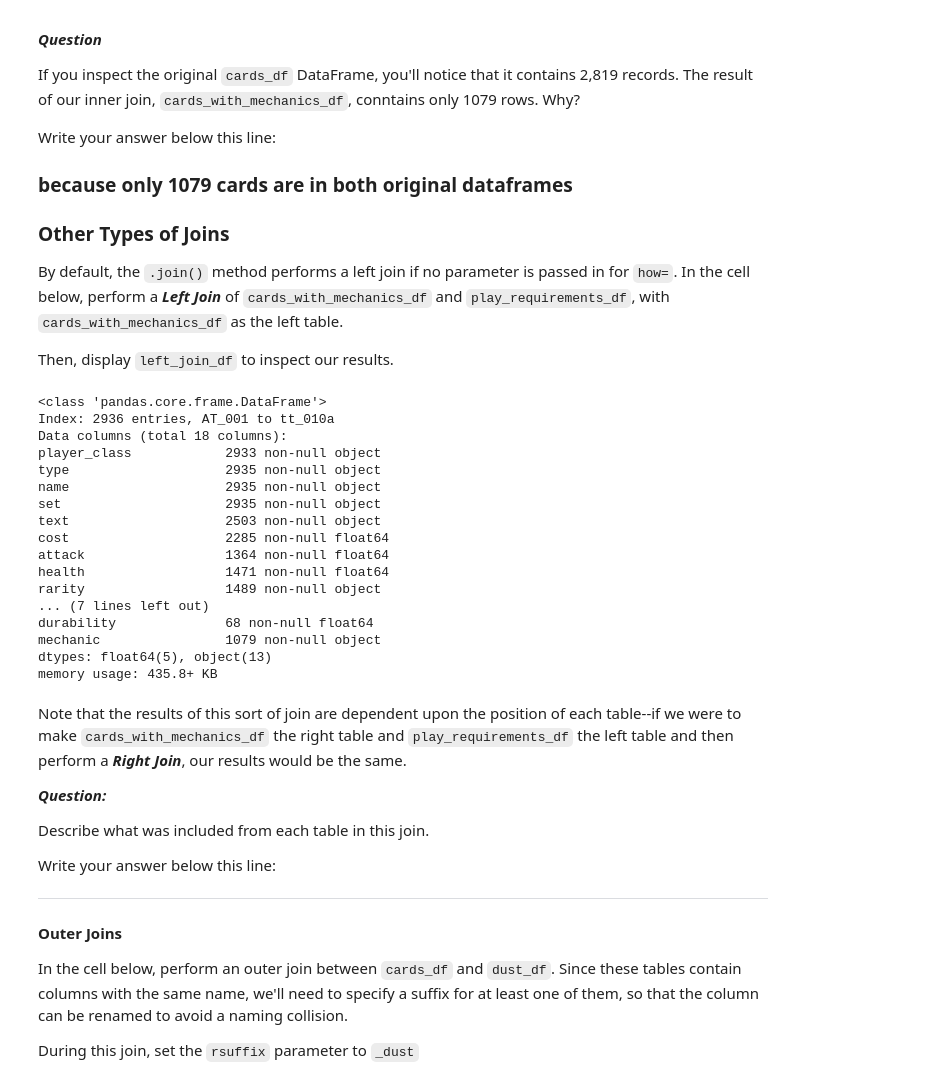
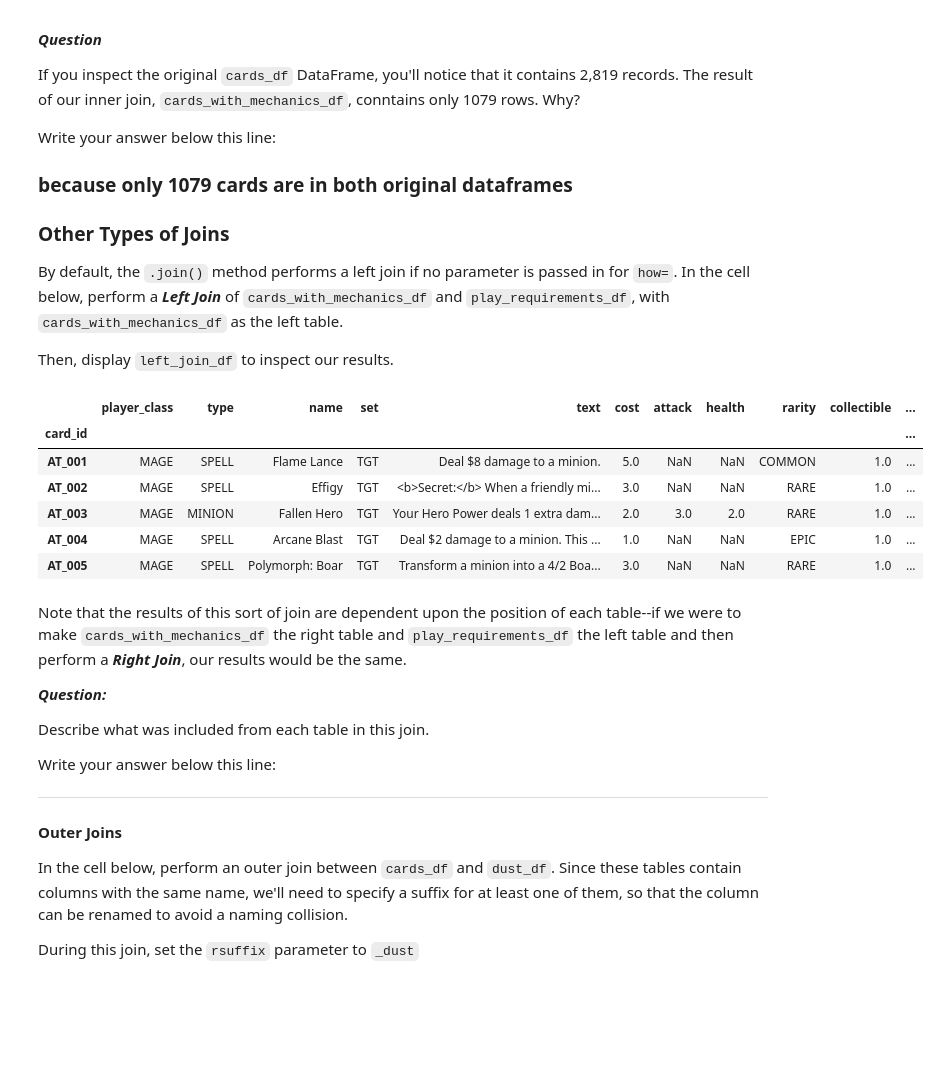
Before and after one commit to dlm6693/dsc-0-04-09-combining-dataframes-lab-nyc-ds-career-031119, a Jupyter notebook: index.ipynb, the cells around one changed output. Saved outputs shown, nothing was run; the diff lists cells and outputs as text; code cells hidden in the pictures; blank space fills up the shorter version.

```diff
--- a/index.ipynb
+++ b/index.ipynb
@@ -235,25 +235,15 @@ By default, the `.join()` method performs a left join if no parameter is passed
 Then, display `left_join_df` to inspect our results.
 # %%
 left_join_df = cards_df.join(mechanics_df)
-left_join_df.info()
+left_join_df.head()
 # %% [output]
-<class 'pandas.core.frame.DataFrame'>
-Index: 2936 entries, AT_001 to tt_010a
-Data columns (total 18 columns):
-player_class            2933 non-null object
-type                    2935 non-null object
-name                    2935 non-null object
-set                     2935 non-null object
-text                    2503 non-null object
-cost                    2285 non-null float64
-attack                  1364 non-null float64
-health                  1471 non-null float64
-rarity                  1489 non-null object
-... (7 lines left out)
-durability              68 non-null float64
-mechanic                1079 non-null object
-dtypes: float64(5), object(13)
-memory usage: 435.8+ KB
+|  | player_class | type | name | set | text | cost | attack | health | rarity | collectible | ... |
+| card_id |  |  |  |  |  |  |  |  |  |  | ... |
+| AT_001 | MAGE | SPELL | Flame Lance | TGT | Deal $8 damage to a minion. | 5.0 | NaN | NaN | COMMON | 1.0 | ... |
+| AT_002 | MAGE | SPELL | Effigy | TGT | <b>Secret:</b> When a friendly mi... | 3.0 | NaN | NaN | RARE | 1.0 | ... |
+| AT_003 | MAGE | MINION | Fallen Hero | TGT | Your Hero Power deals 1 extra dam... | 2.0 | 3.0 | 2.0 | RARE | 1.0 | ... |
+| AT_004 | MAGE | SPELL | Arcane Blast | TGT | Deal $2 damage to a minion. This ... | 1.0 | NaN | NaN | EPIC | 1.0 | ... |
+| AT_005 | MAGE | SPELL | Polymorph: Boar | TGT | Transform a minion into a 4/2 Boa... | 3.0 | NaN | NaN | RARE | 1.0 | ... |
 # %% [markdown]
 Note that the results of this sort of join are dependent upon the position of each table--if we were to make `cards_with_mechanics_df` the right table and `play_requirements_df` the left table and then perform a **_Right Join_**, our results would be the same.
 
```
